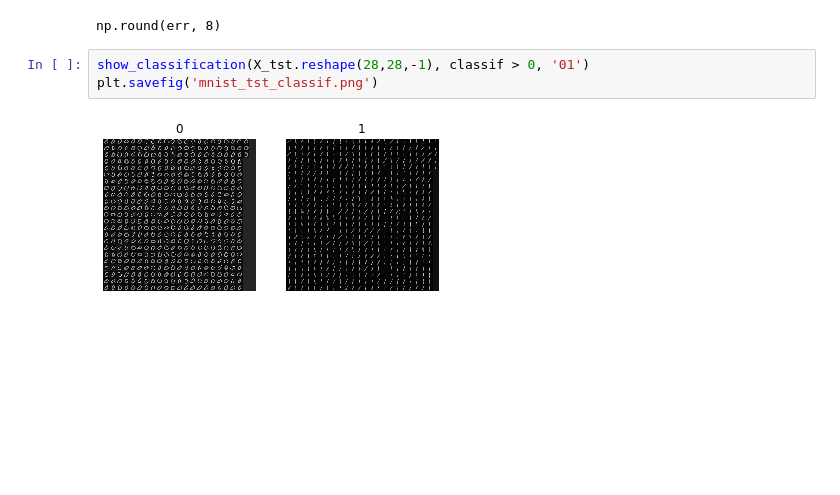
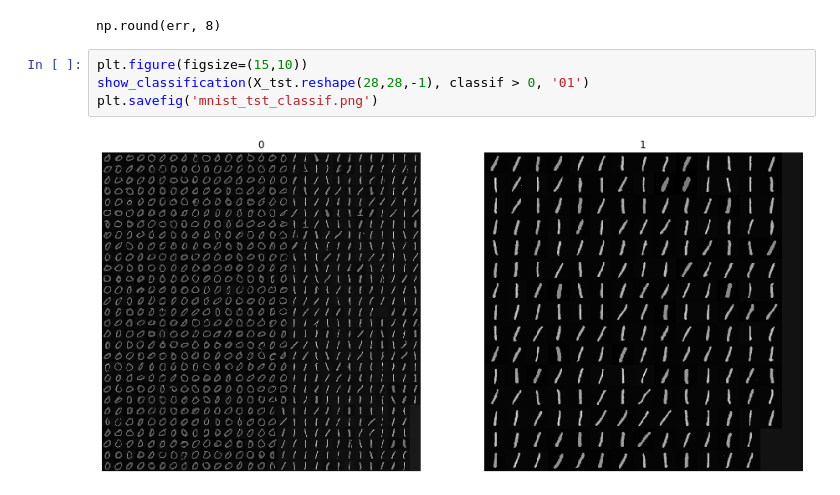
Before and after one commit to matouspelikan/rpzCTU, a Jupyter notebook: assignment_svm2_template/svm2.ipynb, the cells around one changed output. Saved outputs shown, nothing was run; the diff lists cells and outputs as text; blank space fills up the shorter version.

```diff
--- a/assignment_svm2_template/svm2.ipynb
+++ b/assignment_svm2_template/svm2.ipynb
@@ -262,7 +271,8 @@ print('np.round(err, 8)')
 # %% [output]
 np.round(err, 8)
 # %%
+plt.figure(figsize=(15,10))
 show_classification(X_tst.reshape(28,28,-1), classif > 0, '01')
 plt.savefig('mnist_tst_classif.png')
 # %% [output]
-[figure, old version]
+[figure, new version]
```
Also changed, not shown: parts of 12 cells of this notebook.
